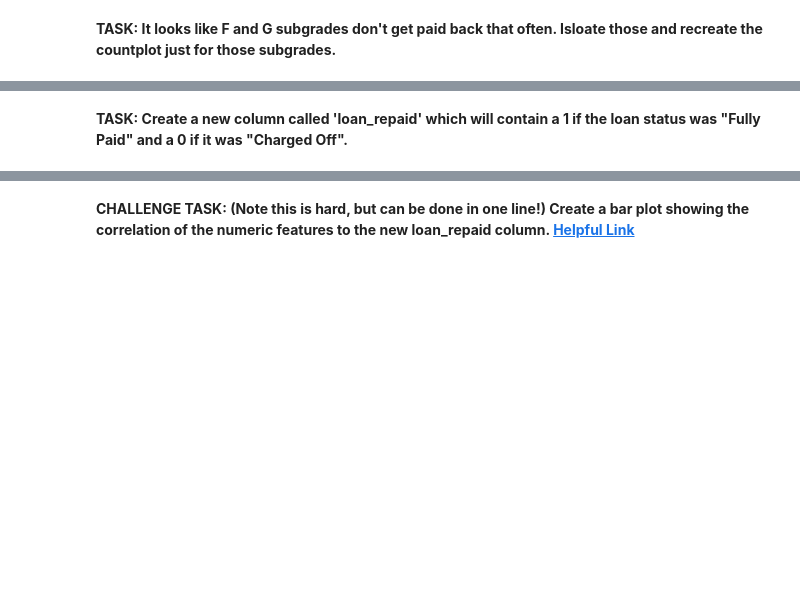
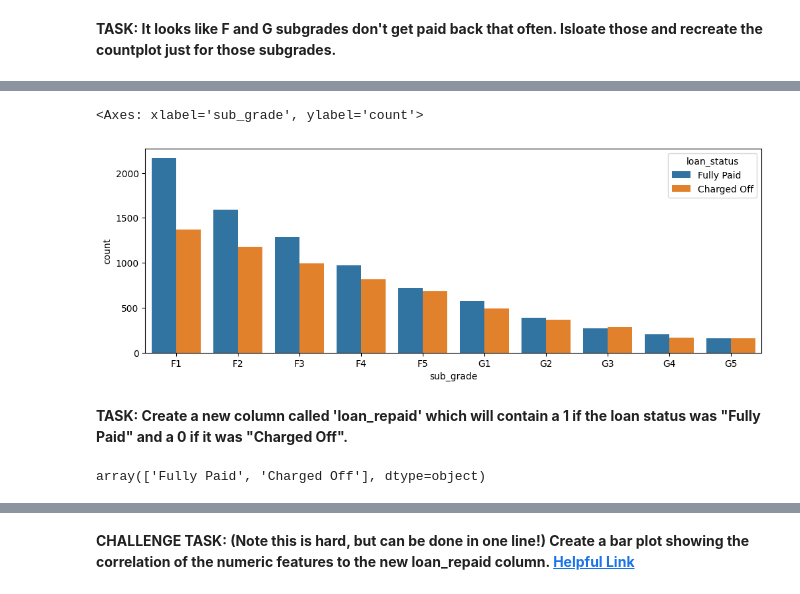
Before and after one commit to phuocdang86/Python_Tensorflow, a Jupyter notebook: 03-ANNs/03-Keras-Project-Exercise.ipynb, the cells around one changed output, grey strips where cells are left out. Drawn from its saved outputs; the diff is of its cells as text; code cells hidden in the pictures; blank space fills up the shorter version.

```diff
--- a/03-ANNs/03-Keras-Project-Exercise.ipynb
+++ b/03-ANNs/03-Keras-Project-Exercise.ipynb
@@ -389,4 +384,18 @@ sns.countplot(data=df, x = 'sub_grade', hue = 'loan_status',order=sorted(df['sub
+# %%
+# CODE HERE
+# F_G_subgrades = sorted(df['sub_grade'].unique())[-10:]
+
+f_g_grade_df = df[(df['grade'] == 'F') | (df['grade'] == 'G')]
+
+plt.figure(figsize=(12,4))
+sns.countplot(data = f_g_grade_df, x = 'sub_grade', hue = 'loan_status',order = sorted(f_g_grade_df['sub_grade'].unique()))
+# %% [output]
+<Axes: xlabel='sub_grade', ylabel='count'>
+[figure, added]
 # %% [markdown]
 **TASK: Create a new column called 'loan_repaid' which will contain a 1 if the loan status was "Fully Paid" and a 0 if it was "Charged Off".**
 # %%
 # CODE HERE
+df['loan_status'].unique()
+# %% [output]
+array(['Fully Paid', 'Charged Off'], dtype=object)
```
Also changed, not shown: parts of 56 cells of this notebook, 1 other file.
